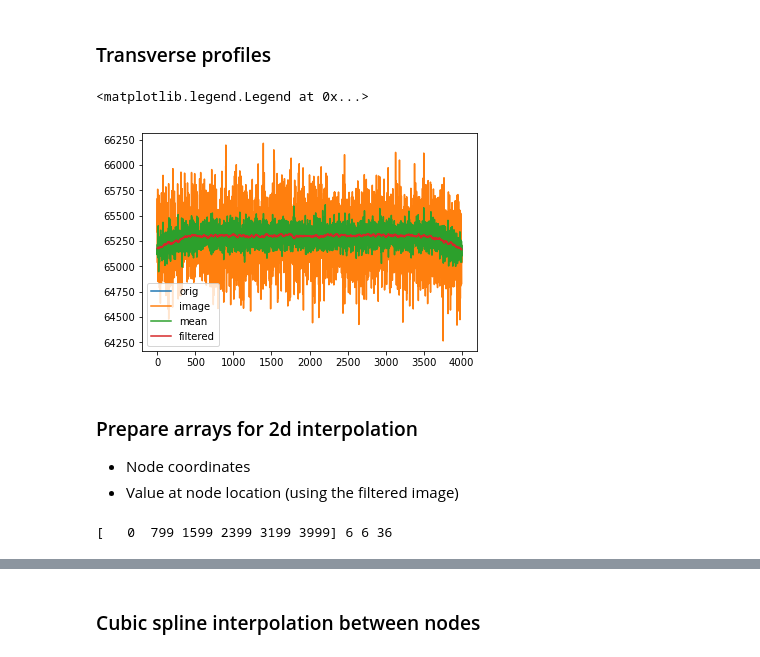
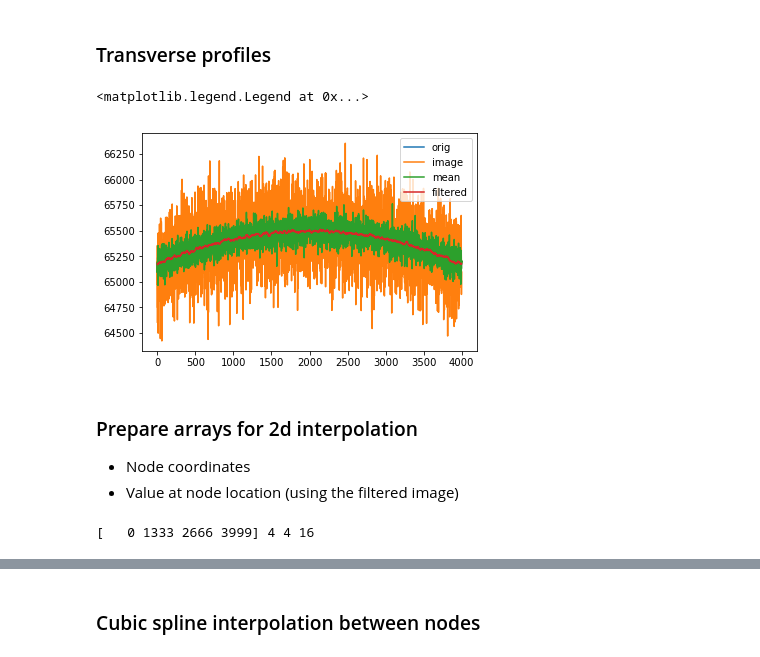
Before and after one commit to lsst-camera-dh/ccob-wb, a Jupyter notebook: sims/beam_recons_pix_avg.ipynb, the cells around one changed output, grey strips where cells are left out. Cells and saved outputs as stored; diff of their text form; code cells hidden in the pictures.

```diff
--- a/sims/beam_recons_pix_avg.ipynb
+++ b/sims/beam_recons_pix_avg.ipynb
@@ -43,8 +43,8 @@ sigmay = 20
 ### Generate N images of the beam and average them
 # %%
 nimages = 10
-#    orig = make_gaussian_beam_image(0.,4.,0.,4., Nx=Nx, Ny=Ny, sigmay=sigmay)
-orig = make_flat_beam_with_gaussian_edges(0.,4.,0.,4., Nx=Nx, Ny=Ny, sigmay=sigmay)
+orig = make_gaussian_beam_image(0.,4.,0.,4., Nx=Nx, Ny=Ny, sigmay=sigmay)
+#orig = make_flat_beam_with_gaussian_edges(0.,4.,0.,4., Nx=Nx, Ny=Ny, sigmay=sigmay)
 for i in np.arange(nimages):
     image = make_real_beam_image(orig, Nx=Nx, Ny=Ny)
     tot = image if i==0 else tot+image
@@ -94,28 +94,28 @@ show_images((image_f, mean), titles=('filetered image','mean'))
 # %% [markdown]
 ### Transverse profiles
 # %%
-plt.plot(orig[Nx/2,:], label='orig')
-plt.plot(image[Nx/2,:], label='image')
-plt.plot(mean[Nx/2,:], label='mean')
-plt.plot(image_f[Nx/2,:],label='filtered')
+plt.plot(orig[int(Nx/2),:], label='orig')
+plt.plot(image[int(Nx/2),:], label='image')
+plt.plot(mean[int(Nx/2),:], label='mean')
+plt.plot(image_f[int(Nx/2),:],label='filtered')
 plt.legend()
 # %% [output]
 <matplotlib.legend.Legend at 0x...>
-[figure, old version]
+[figure, new version]
 # %% [markdown]
 ### Prepare arrays for 2d interpolation
 - Node coordinates
 - Value at node location (using the filtered image)
 # %%
-Nposx = 6
-Nposy = 6
+Nposx = 4
+Nposy = 4
 xarr = np.linspace(0,Nx-1,Nposx)
 yarr = np.linspace(0,Ny-1,Nposy)
-print xarr.astype(int), np.size(xarr), np.size(yarr), np.size(xarr)*np.size(yarr)
+print(xarr.astype(int), np.size(xarr), np.size(yarr), np.size(xarr)*np.size(yarr))
 xtmp = np.repeat(xarr.astype(int),np.size(xarr))
 ytmp = np.tile(yarr.astype(int),np.size(yarr))
 # %% [output]
-[   0  799 1599 2399 3199 3999] 6 6 36
+[   0 1333 2666 3999] 4 4 16
 # %%
 plt.imshow(image_f, vmin=64800, vmax=65600)
 plt.colorbar()
```
Also changed, not shown: parts of 10 cells of this notebook, 9 other files.
